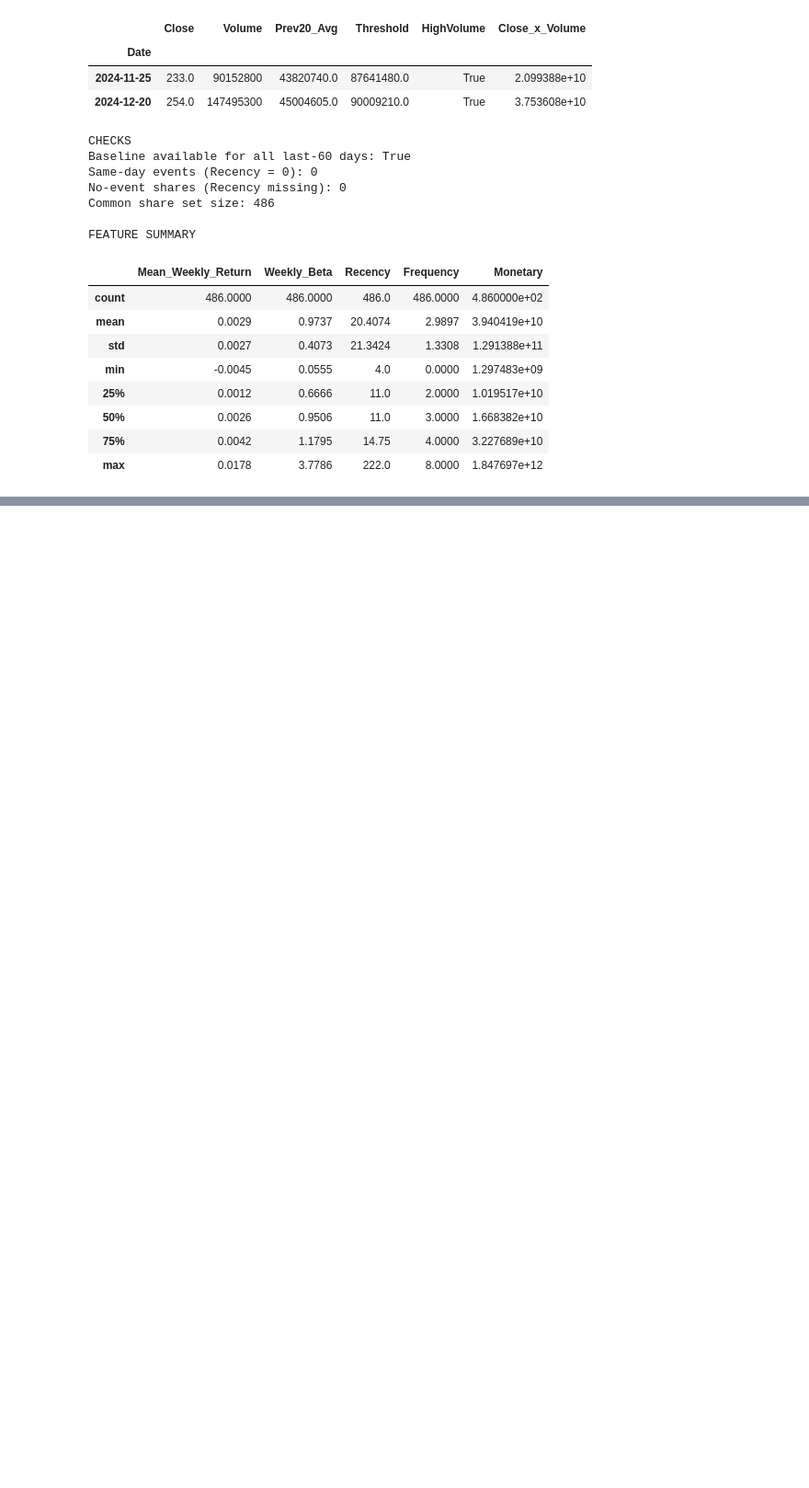
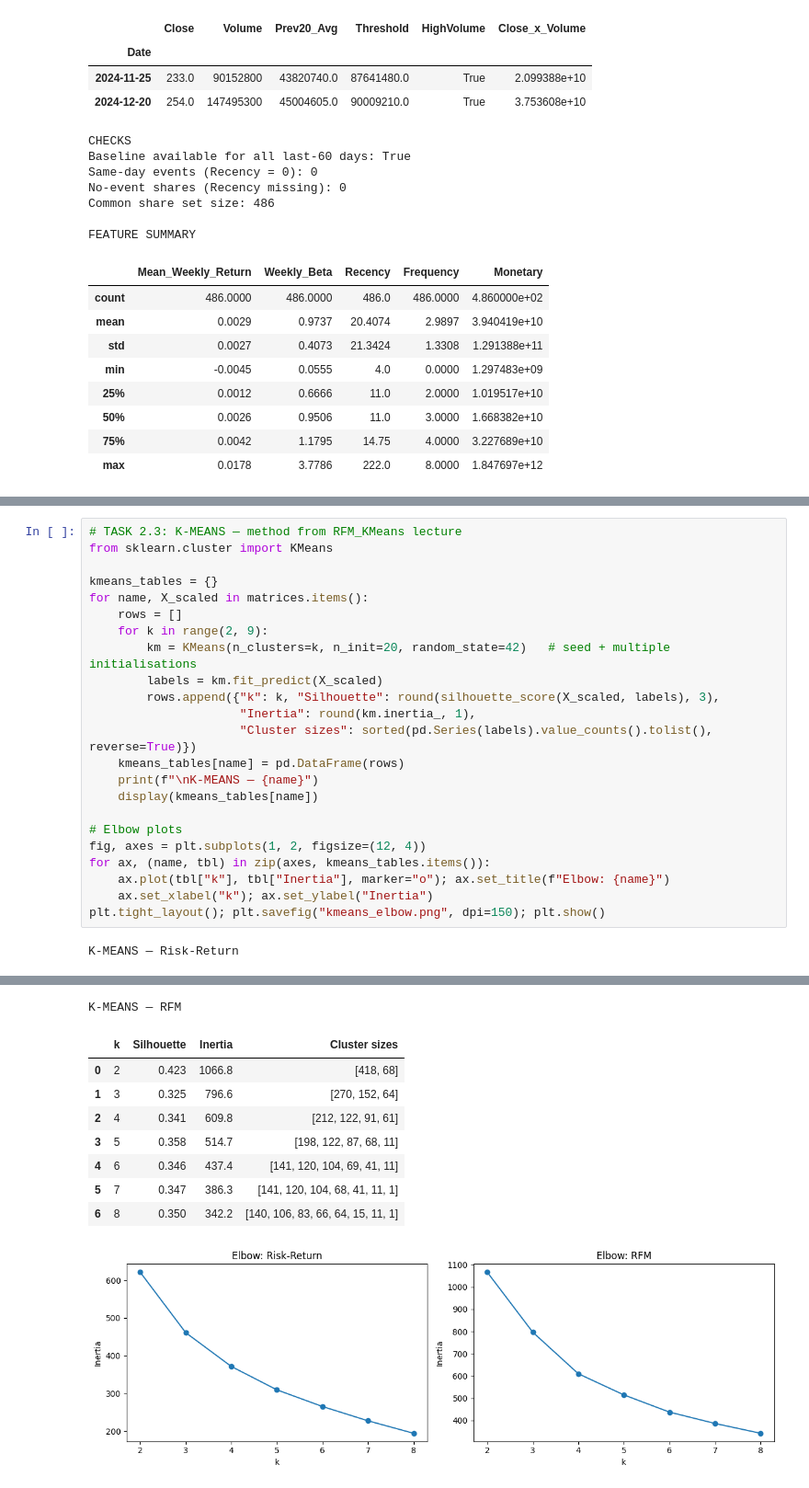
Before and after one commit to makaog5-sudo/CRM-SP500, a Jupyter notebook: CRM_stock_Analysis.ipynb, the cells around one changed output, grey strips where cells are left out. Shown at 92% size. Cells and saved outputs as stored; diff of their text form; blank space fills up the shorter version.

```diff
--- a/CRM_stock_Analysis.ipynb
+++ b/CRM_stock_Analysis.ipynb
@@ -379,0 +477,25 @@ FEATURE SUMMARY
+# %%
+# TASK 2.3: K-MEANS — method from RFM_KMeans lecture
+from sklearn.cluster import KMeans
+
+kmeans_tables = {}
+for name, X_scaled in matrices.items():
+    rows = []
+    for k in range(2, 9):
+        km = KMeans(n_clusters=k, n_init=20, random_state=42)   # seed + multiple initialisations
+        labels = km.fit_predict(X_scaled)
+        rows.append({"k": k, "Silhouette": round(silhouette_score(X_scaled, labels), 3),
+                     "Inertia": round(km.inertia_, 1),
+                     "Cluster sizes": sorted(pd.Series(labels).value_counts().tolist(), reverse=True)})
+    kmeans_tables[name] = pd.DataFrame(rows)
+    print(f"\nK-MEANS — {name}")
+    display(kmeans_tables[name])
+
+# Elbow plots
+fig, axes = plt.subplots(1, 2, figsize=(12, 4))
+for ax, (name, tbl) in zip(axes, kmeans_tables.items()):
+    ax.plot(tbl["k"], tbl["Inertia"], marker="o"); ax.set_title(f"Elbow: {name}")
+    ax.set_xlabel("k"); ax.set_ylabel("Inertia")
+plt.tight_layout(); plt.savefig("kmeans_elbow.png", dpi=150); plt.show()
+# %% [output]
+K-MEANS — Risk-Return
@@ -379,0 +510,10 @@ FEATURE SUMMARY
+K-MEANS — RFM
+|  | k | Silhouette | Inertia | Cluster sizes |
+| 0 | 2 | 0.423 | 1066.8 | [418, 68] |
+| 1 | 3 | 0.325 | 796.6 | [270, 152, 64] |
+| 2 | 4 | 0.341 | 609.8 | [212, 122, 91, 61] |
+| 3 | 5 | 0.358 | 514.7 | [198, 122, 87, 68, 11] |
+| 4 | 6 | 0.346 | 437.4 | [141, 120, 104, 69, 41, 11] |
+| 5 | 7 | 0.347 | 386.3 | [141, 120, 104, 68, 41, 11, 1] |
+| 6 | 8 | 0.350 | 342.2 | [140, 106, 83, 66, 64, 15, 11, 1] |
+[figure, added]
```
Also changed, not shown: parts of 10 cells of this notebook.
